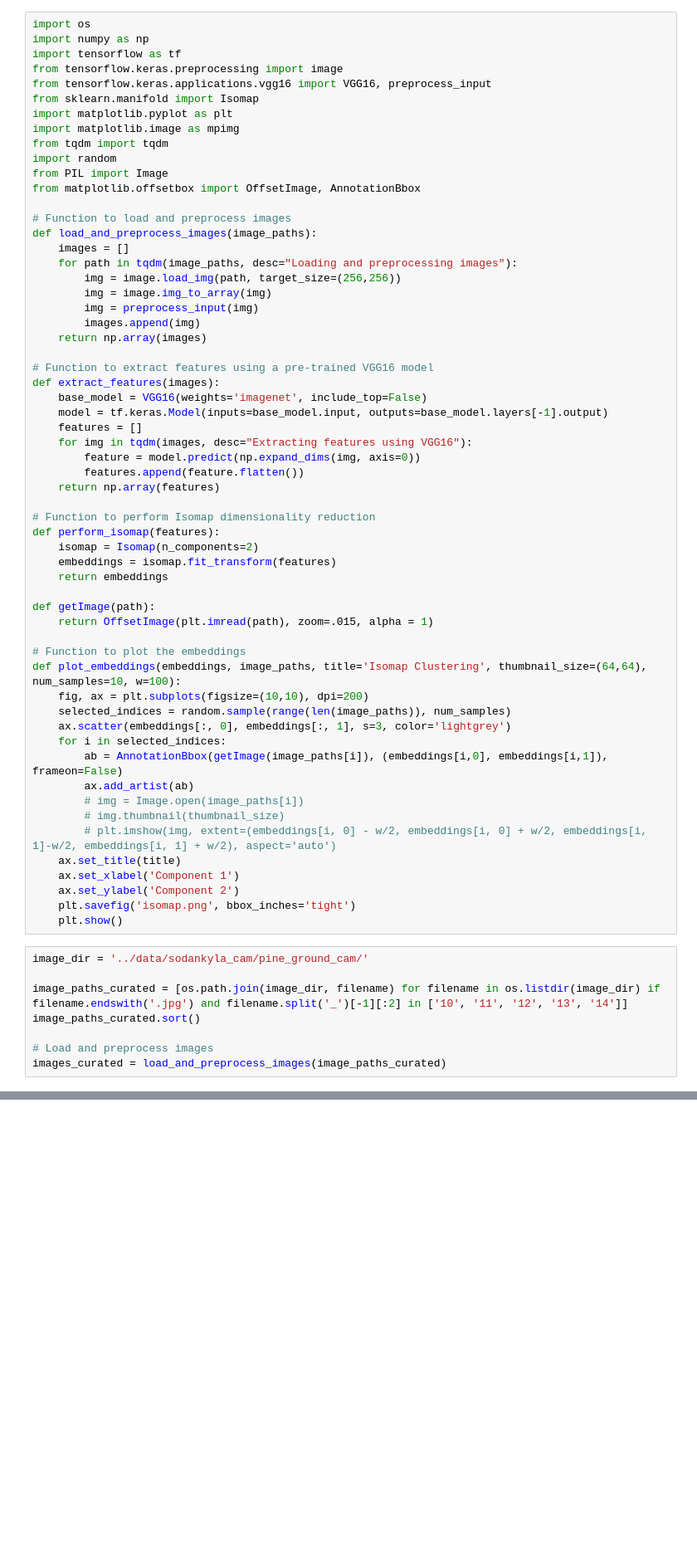
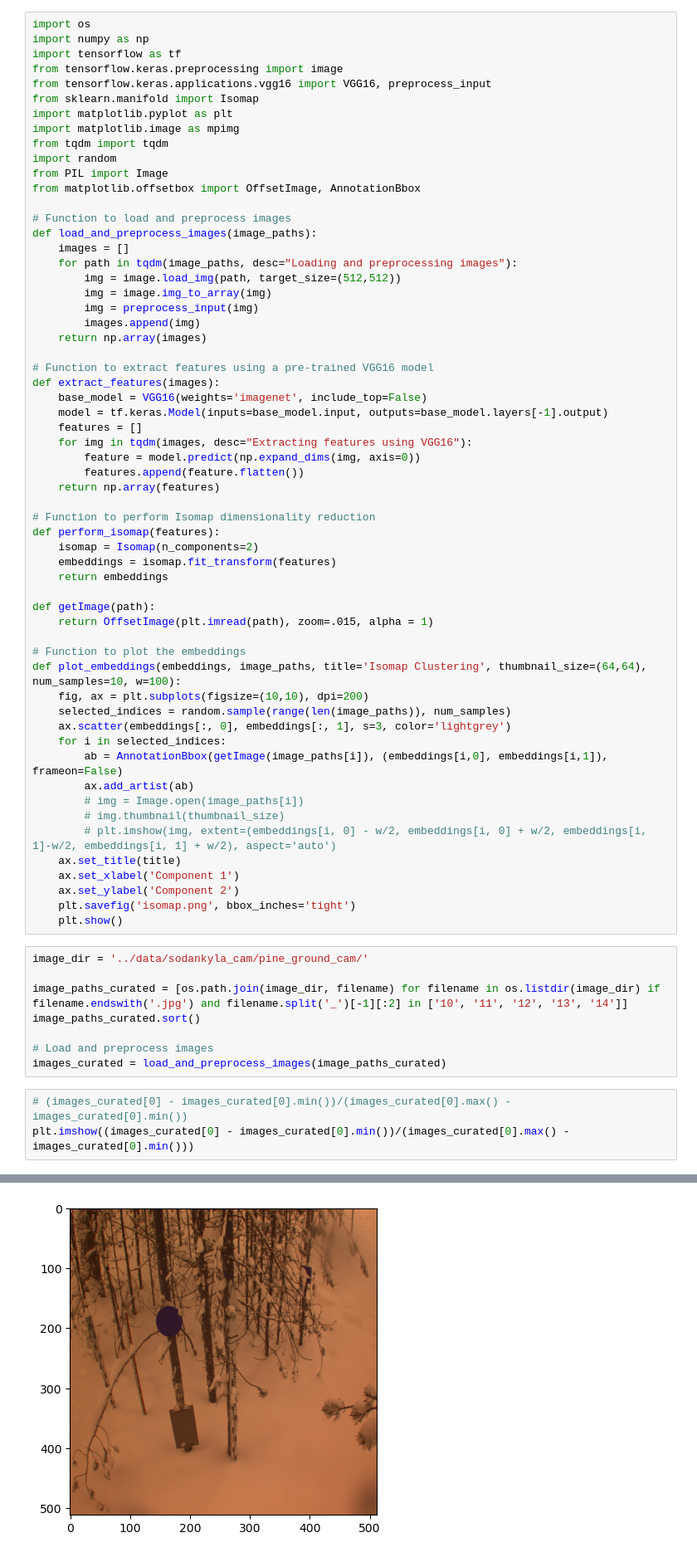
Before and after one commit to thomaslaraia/Snowstradamus, a Jupyter notebook: unet_experiment.ipynb, the cells around one changed output, grey strips where cells are left out. Shown at 83% size. Saved outputs shown, nothing was run; the diff lists cells and outputs as text; blank space fills up the shorter version.

```diff
--- a/unet_experiment.ipynb
+++ b/unet_experiment.ipynb
@@ -18,7 +18,7 @@ from matplotlib.offsetbox import OffsetImage, AnnotationBbox
 def load_and_preprocess_images(image_paths):
     images = []
     for path in tqdm(image_paths, desc="Loading and preprocessing images"):
-        img = image.load_img(path, target_size=(256,256))
+        img = image.load_img(path, target_size=(512,512))
         img = image.img_to_array(img)
         img = preprocess_input(img)
         images.append(img)
@@ -67,3 +67,7 @@ image_paths_curated.sort()
 
 # Load and preprocess images
 images_curated = load_and_preprocess_images(image_paths_curated)
+# %%
+# (images_curated[0] - images_curated[0].min())/(images_curated[0].max() - images_curated[0].min())
+plt.imshow((images_curated[0] - images_curated[0].min())/(images_curated[0].max() - images_curated[0].min()))
+# %% [output]
@@ -70 +75,2 @@ images_curated = load_and_preprocess_images(image_paths_curated)
+[figure, added]
 # %%
```
Also changed, not shown: parts of 19 cells of this notebook, 2 other files.
